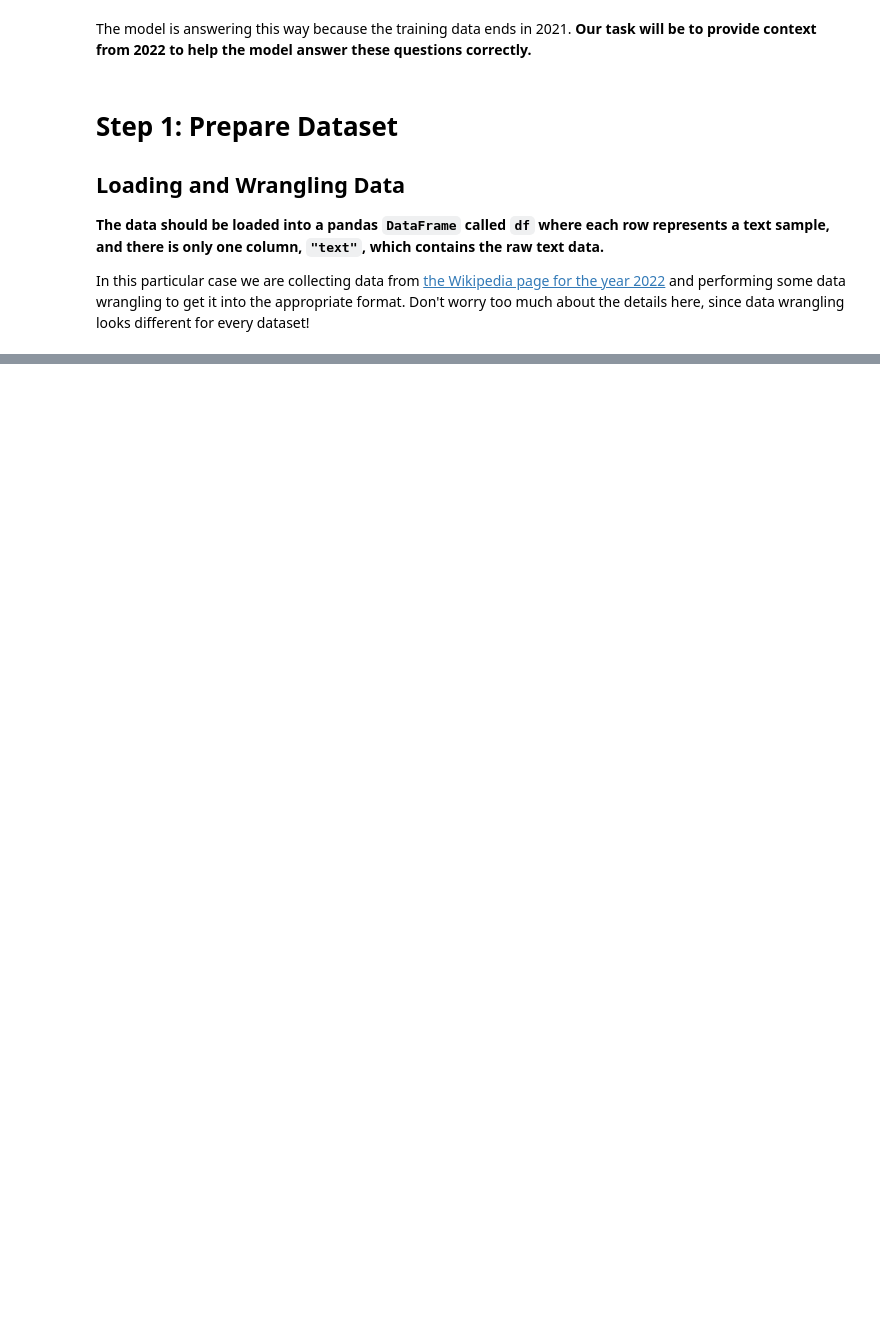
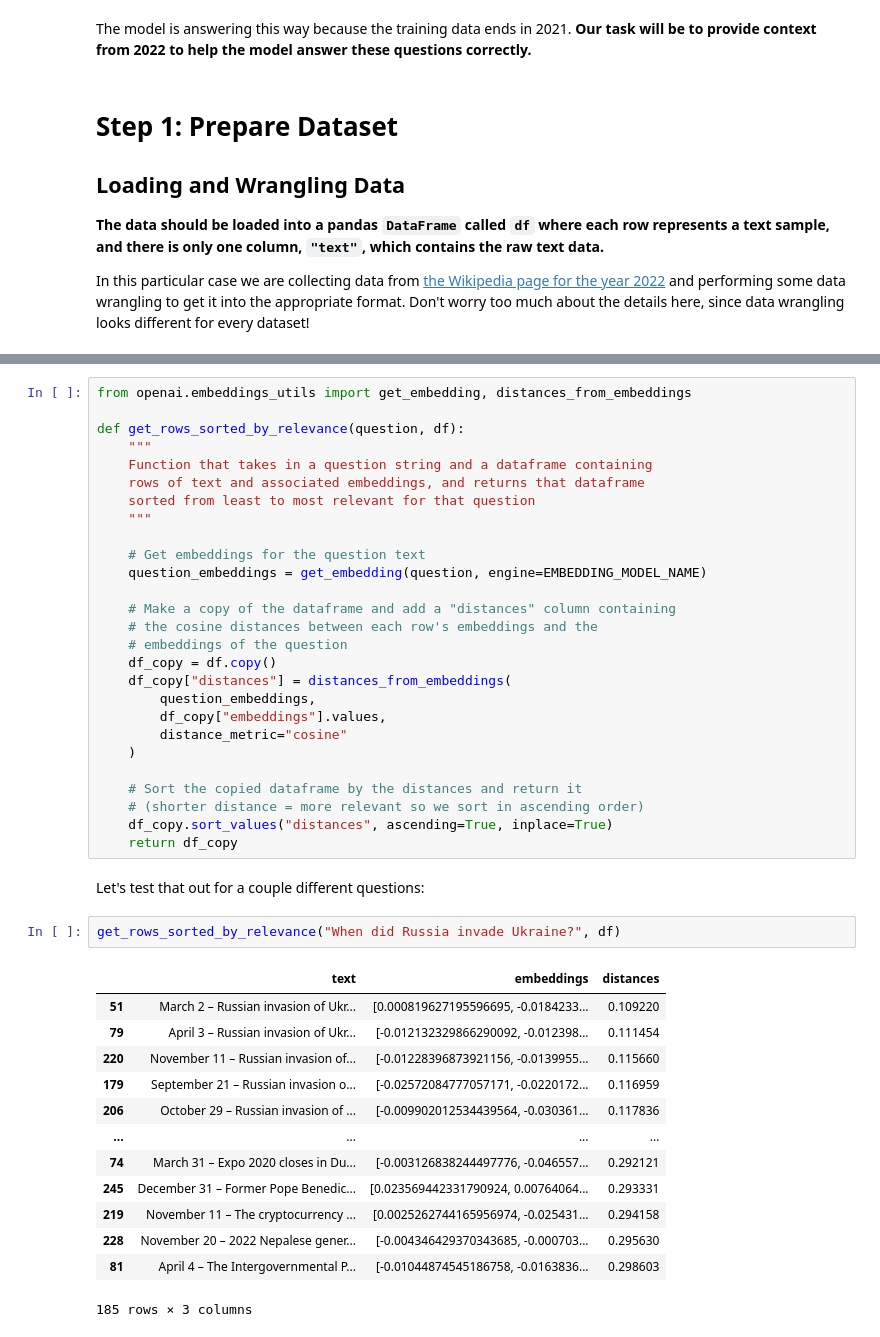
Before and after one commit to iamchenchu/Large-Language-Models-and-Text-Generation, a Jupyter notebook: 04_Retrieval_Augmented_Generation_PartA.ipynb, the cells around one changed output, grey strips where cells are left out. Cells and saved outputs as stored; diff of their text form; blank space fills up the shorter version.

```diff
--- a/04_Retrieval_Augmented_Generation.ipynb
+++ b/04_Retrieval_Augmented_Generation_PartA.ipynb
@@ -88,0 +197,45 @@ In this particular case we are collecting data from [the Wikipedia page for the
+# %%
+from openai.embeddings_utils import get_embedding, distances_from_embeddings
+
+def get_rows_sorted_by_relevance(question, df):
+    """
+    Function that takes in a question string and a dataframe containing
+    rows of text and associated embeddings, and returns that dataframe
+    sorted from least to most relevant for that question
+    """
+
+    # Get embeddings for the question text
+    question_embeddings = get_embedding(question, engine=EMBEDDING_MODEL_NAME)
+
+    # Make a copy of the dataframe and add a "distances" column containing
+    # the cosine distances between each row's embeddings and the
+    # embeddings of the question
+    df_copy = df.copy()
+    df_copy["distances"] = distances_from_embeddings(
+        question_embeddings,
+        df_copy["embeddings"].values,
+        distance_metric="cosine"
+    )
+
+    # Sort the copied dataframe by the distances and return it
+    # (shorter distance = more relevant so we sort in ascending order)
+    df_copy.sort_values("distances", ascending=True, inplace=True)
+    return df_copy
+# %% [markdown]
+Let's test that out for a couple different questions:
+# %%
+get_rows_sorted_by_relevance("When did Russia invade Ukraine?", df)
+# %% [output]
+|  | text | embeddings | distances |
+| 51 | March 2 – Russian invasion of Ukr... | [0.000819627195596695, -0.0184233... | 0.109220 |
+| 79 | April 3 – Russian invasion of Ukr... | [-0.012132329866290092, -0.012398... | 0.111454 |
+| 220 | November 11 – Russian invasion of... | [-0.01228396873921156, -0.0139955... | 0.115660 |
+| 179 | September 21 – Russian invasion o... | [-0.02572084777057171, -0.0220172... | 0.116959 |
+| 206 | October 29 – Russian invasion of ... | [-0.009902012534439564, -0.030361... | 0.117836 |
+| ... | ... | ... | ... |
+| 74 | March 31 – Expo 2020 closes in Du... | [-0.003126838244497776, -0.046557... | 0.292121 |
+| 245 | December 31 – Former Pope Benedic... | [0.023569442331790924, 0.00764064... | 0.293331 |
+| 219 | November 11 – The cryptocurrency ... | [0.0025262744165956974, -0.025431... | 0.294158 |
+| 228 | November 20 – 2022 Nepalese gener... | [-0.004346429370343685, -0.000703... | 0.295630 |
+| 81 | April 4 – The Intergovernmental P... | [-0.01044874545186758, -0.0163836... | 0.298603 |
+185 rows × 3 columns
```
Also changed, not shown: parts of 26 cells of this notebook, 2 other files.
